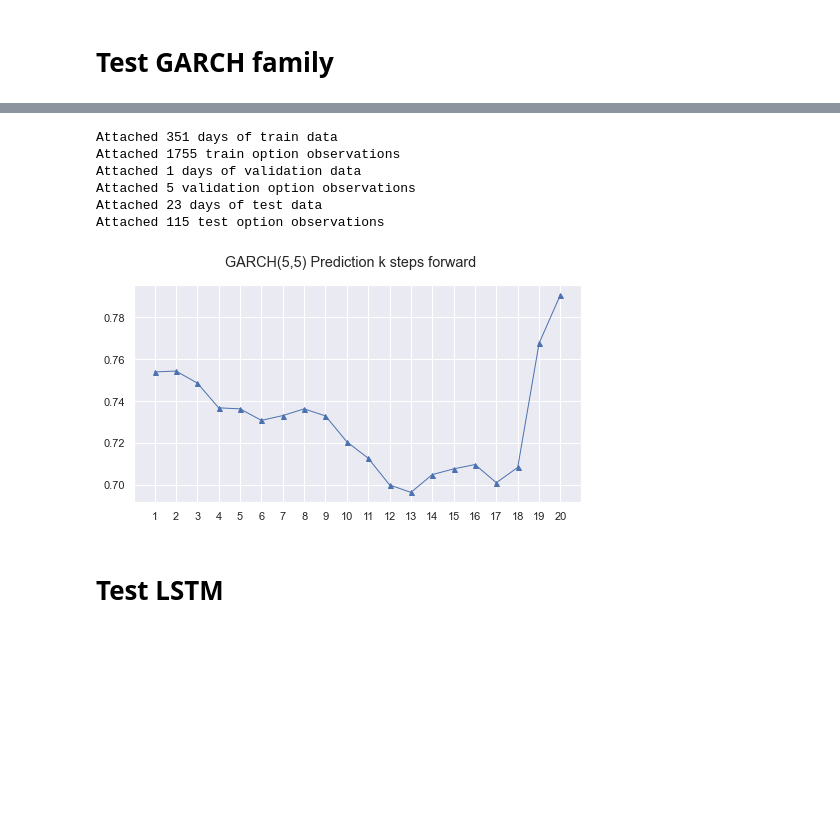
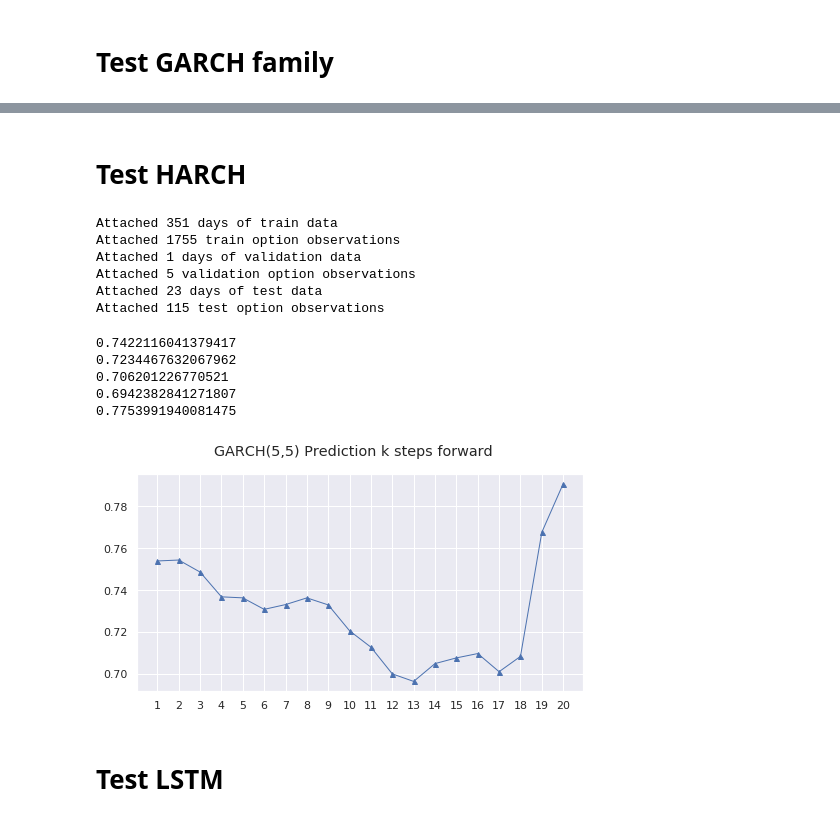
Before and after one commit to BobZiyangDing/EchoStateNeuralStochasticVolatilityHestonModel, a Jupyter notebook: experiment/CompareModel.ipynb, the cells around one changed output, grey strips where cells are left out. Drawn from its saved outputs; the diff is of its cells as text; code cells hidden in the pictures; blank space fills up the shorter version.

```diff
--- a/experiment/CompareModel.ipynb
+++ b/experiment/CompareModel.ipynb
@@ -75,6 +75,8 @@ def BSf(theta_t, **hx_args):
 
 def is_pos_def(x):
     return np.all(np.linalg.eigvals(x) > 0)
+# %%
+errors_to_save = []
 # %% [markdown]
 # Test Implied Volatility
 # %%
@@ -162,0 +247,15 @@ Attached 375 test option observations
+# %%
+sns.set()
+fig = plt.figure(figsize=(8,4))
+xlabel = list(range(len(test_error_traj_garch)+1))
+fig.suptitle("GARCH(5,5) Prediction k steps forward")
+plt.xticks(xlabel)
+plt.plot([_+1 for _ in range(forward_k)], test_error_traj_garch, marker ='^', markersize=5, linewidth=1)
+fig.show()
+
+errors_to_save.append(test_error_traj_garch)
+print(test_error_traj_garch[0])
+print(test_error_traj_garch[4])
+print(test_error_traj_garch[9])
+print(test_error_traj_garch[14])
+print(test_error_traj_garch[19])
@@ -163,3 +269,5 @@ Attached 375 test option observations
+# %% [markdown]
+# Test HARCH
 # %%
 columns = ["date","exdate","strike_price","best_bid","best_offer","volume","impl_volatility"]
 start = dt.datetime(2018, 1, 1)
@@ -197,15 +305,15 @@ with io.capture_output() as captured:
         index.append(day)
     returns = np.array(returns)*100
     index = np.array(index)
-    Garch_data = pd.DataFrame(returns, index=index, columns=["Returns"])
+    Harch_data = pd.DataFrame(returns, index=index, columns=["Returns"])
 
 
-    test_error_traj_garch = []
+    test_error_traj_Harch = []
     for k in range(1, min(forward_k+1, num_test_day+1)):
-        k_step_test_error_garch = []
+        k_step_test_error_Harch = []
         base_idx = last_val_date_idx
         for idx in range(base_idx+k, len(index)):
-            am = arch_model(Garch_data[:base_idx+1], vol='Garch', p=5, q=5, dist='Normal')
+            am = arch_model(Harch_data[:base_idx+1], vol='Harch', p=5, q=5, dist='Normal')
             res = am.fit(update_freq=10);
             forecasts = res.forecast(horizon=k)
             pred_vol = math.sqrt(forecasts.mean.iloc[-1].tolist()[-1] / 10000)
@@ -219,18 +327,18 @@ with io.capture_output() as captured:
             pred_date_T = np.busday_count(today, expireday)
             pred_date_y = test_data[pred_date][0]["spotclose"].values
 
-            pred_price_garch = BSf(pred_vol,
+            pred_price_Harch = BSf(pred_vol,
                                    p_t=pred_date_p,
                                    r_t=pred_date_r,
                                    K_t=pred_date_K,
                                    T_t=pred_date_T)
 
-            pred_error_garch = np.average(np.abs(pred_price_garch-pred_date_y) / pred_date_y)
+            pred_error_Harch = np.average(np.abs(pred_price_Harch-pred_date_y) / pred_date_y)
 
-            k_step_test_error_garch.append(pred_error_garch)
+            k_step_test_error_Harch.append(pred_error_Harch)
             base_idx += 1
 
-        test_error_traj_garch.append( np.average(k_step_test_error_garch ))
+        test_error_traj_Harch.append( np.average(k_step_test_error_Harch ))
 # %% [output]
 Attached 351 days of train data
 Attached 1755 train option observations
@@ -241,13 +349,25 @@ Attached 115 test option observations
 # %%
 sns.set()
 fig = plt.figure(figsize=(8,4))
 xlabel = list(range(len(test_error_traj_garch)+1))
 fig.suptitle("GARCH(5,5) Prediction k steps forward")
 plt.xticks(xlabel)
 plt.plot([_+1 for _ in range(forward_k)], test_error_traj_garch, marker ='^', markersize=5, linewidth=1)
 fig.show()
+
+errors_to_save.append(test_error_traj_garch)
+print(test_error_traj_Harch[0])
+print(test_error_traj_Harch[4])
+print(test_error_traj_Harch[9])
+print(test_error_traj_Harch[14])
+print(test_error_traj_Harch[19])
 # %% [output]
+0.7422116041379417
+0.7234467632067962
+0.706201226770521
+0.6942382841271807
+0.7753991940081475
-[figure, old version]
+[figure, new version]
 # %% [markdown]
 # Test LSTM
 # %%
```
Also changed, not shown: parts of 4 cells of this notebook, 1 other file.
